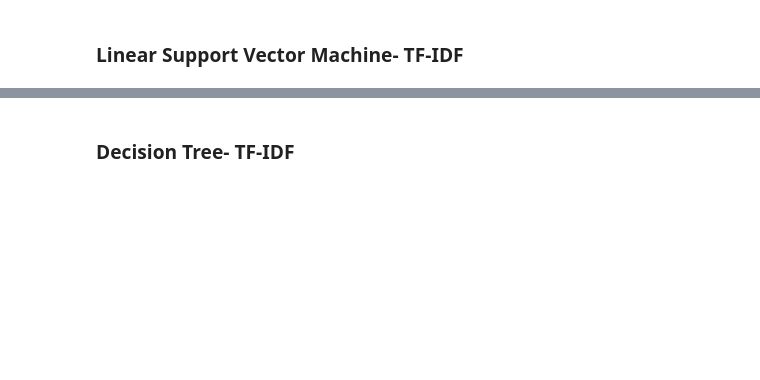
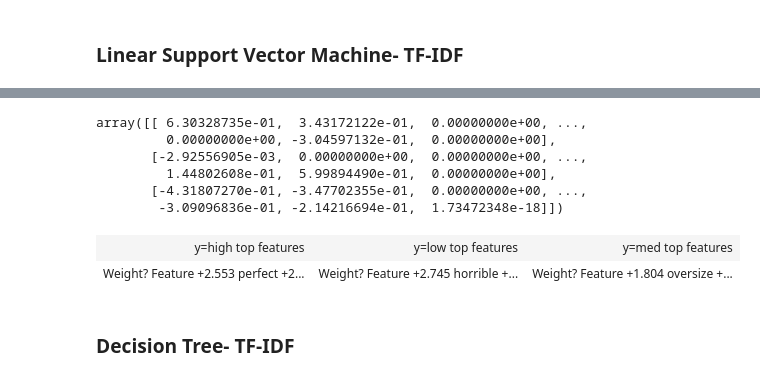
Before and after one commit to mamitch/Springboard_Capstone_Project_2, a Jupyter notebook: Capstone Project 2 Code.ipynb, the cells around one changed output, grey strips where cells are left out. Drawn from its saved outputs; the diff is of its cells as text; code cells hidden in the pictures; blank space fills up the shorter version.

```diff
--- a/Capstone Project 2 Code.ipynb
+++ b/Capstone Project 2 Code.ipynb
@@ -559,0 +781,9 @@ svm.score(tv_test_features, test_labels) #accuracy
+# %%
+#hyperparameter tuning
+
+param_grid={'class_weight':['balanced', None], 'C':[.001, .01, 1, 10, 100, 1000] }
+grid_search=GridSearchCV(LinearSVC(random_state=5), param_grid, cv=5)
+grid_search.fit(tv_train_features, train_labels)
+print("Test set score: {:.3f}".format(grid_search.score(tv_test_features, test_labels)))
+print('Best parameters:{}'.format(grid_search.best_params_))
+print("Best cross-validation score: {:.3f}".format(grid_search.best_score_))
@@ -559,0 +794,5 @@ svm.score(tv_test_features, test_labels) #accuracy
+# %%
+#Score  using best hyperparameters
+svm=grid_search.best_estimator_
+svm.fit(tv_train_features, train_labels)
+svm.score(tv_test_features, test_labels)
@@ -568,0 +823,11 @@ print(classification_report(test_labels, predicted))
+# %%
+
+# get array of feature importances
+svm.coef_
+# %% [output]
+array([[ 6.30328735e-01,  3.43172122e-01,  0.00000000e+00, ...,
+         0.00000000e+00, -3.04597132e-01,  0.00000000e+00],
+       [-2.92556905e-03,  0.00000000e+00,  0.00000000e+00, ...,
+         1.44802608e-01,  5.99894490e-01,  0.00000000e+00],
+       [-4.31807270e-01, -3.47702355e-01,  0.00000000e+00, ...,
+        -3.09096836e-01, -2.14216694e-01,  1.73472348e-18]])
@@ -569,3 +836,8 @@ print(classification_report(test_labels, predicted))
+# %%
+eli5.show_weights(svm, vec=tv, top=20, target_names=test_labels)
+# %% [output]
+| y=high top features | y=low top features | y=med top features |
+| Weight? Feature +2.553 perfect +2... | Weight? Feature +2.745 horrible +... | Weight? Feature +1.804 oversize +... |
 # %% [markdown]
 ### Decision Tree- TF-IDF
 # %%
```
Also changed, not shown: parts of 66 cells of this notebook, 1 other file.
